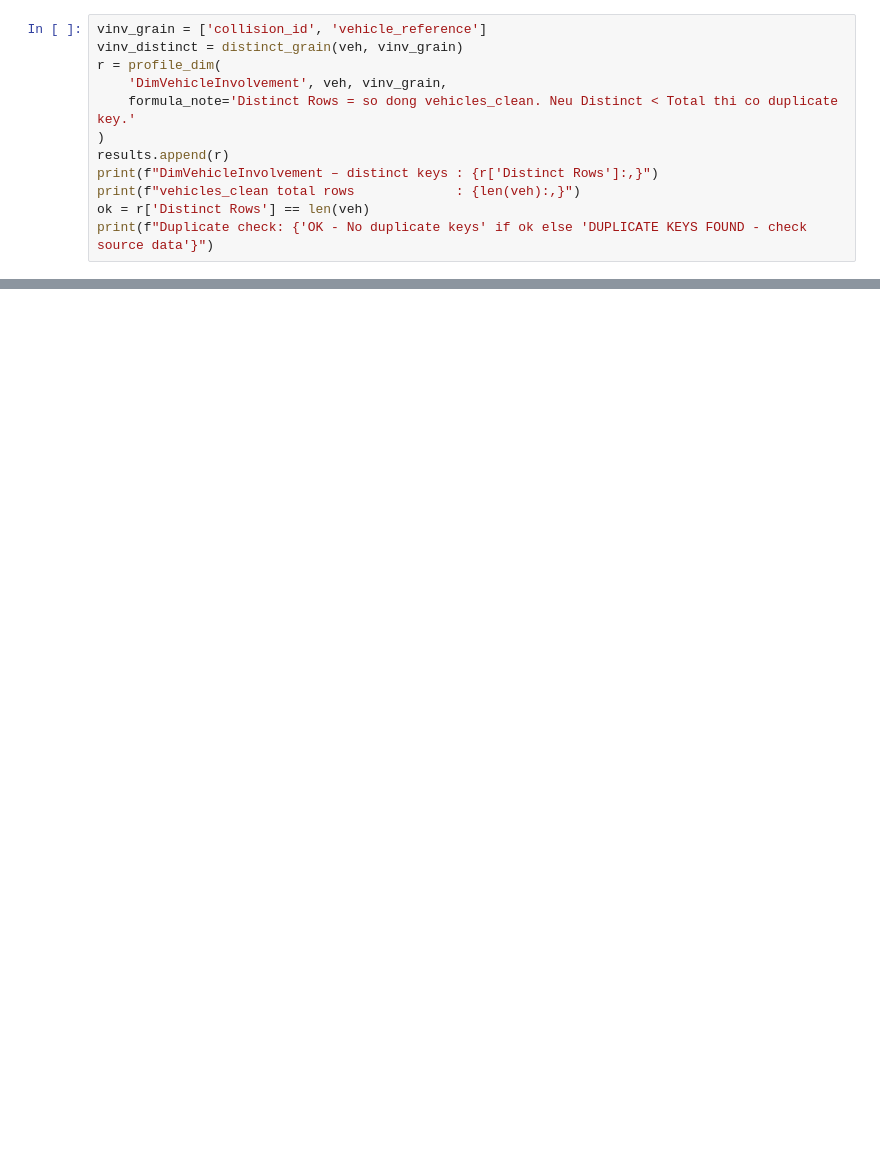
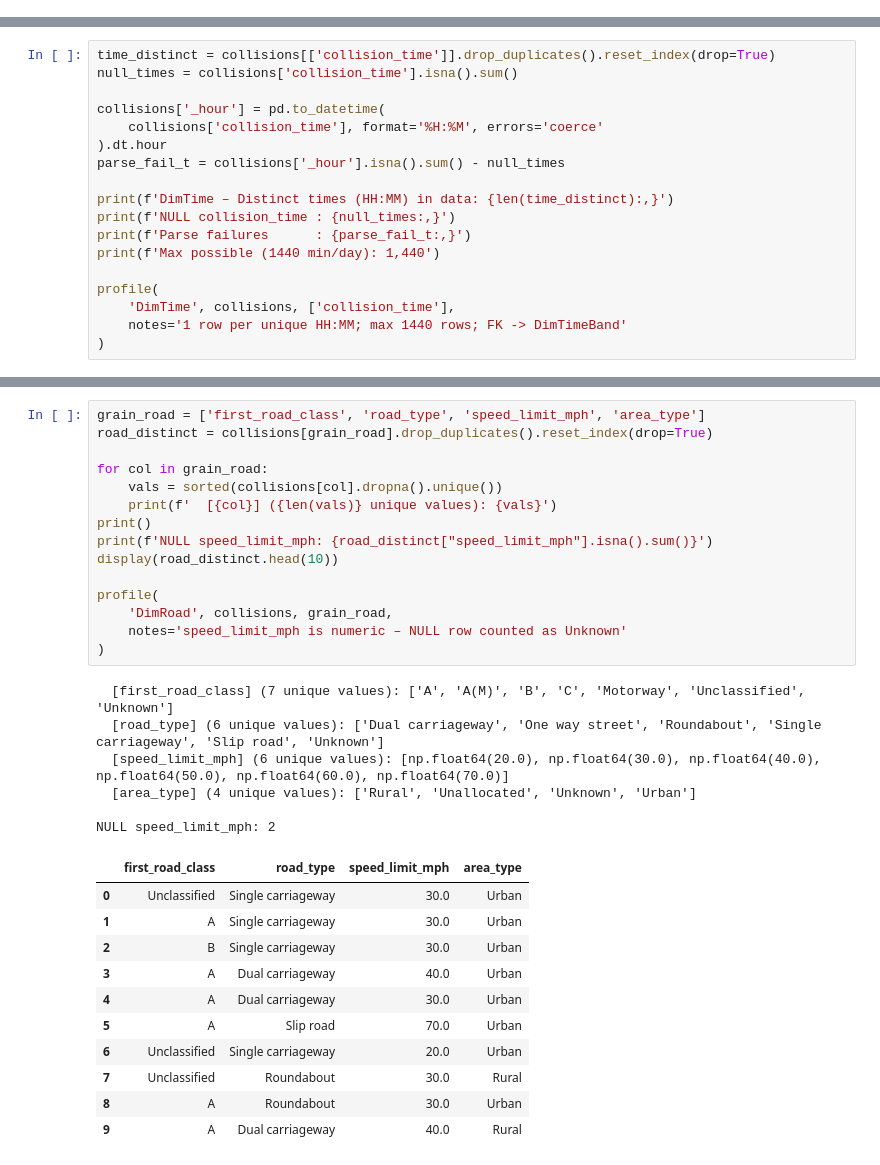
Before and after one commit to Khoa-Huynh-212006/GB-Road-Safety-OLAP, a Jupyter notebook: Data/Profiling/dimension_profiling.ipynb, the cells around one changed output, grey strips where cells are left out. Drawn from its saved outputs; the diff is of its cells as text; blank space fills up the shorter version.

```diff
--- a/Data/Profiling/dimension_profiling.ipynb
+++ b/Data/Profiling/dimension_profiling.ipynb
@@ -525,12 +0,0 @@ Unknown rows: 0
-# %%
-vinv_grain = ['collision_id', 'vehicle_reference']
-vinv_distinct = distinct_grain(veh, vinv_grain)
-r = profile_dim(
-    'DimVehicleInvolvement', veh, vinv_grain,
-    formula_note='Distinct Rows = so dong vehicles_clean. Neu Distinct < Total thi co duplicate key.'
-)
-results.append(r)
-print(f"DimVehicleInvolvement – distinct keys : {r['Distinct Rows']:,}")
-print(f"vehicles_clean total rows             : {len(veh):,}")
-ok = r['Distinct Rows'] == len(veh)
-print(f"Duplicate check: {'OK - No duplicate keys' if ok else 'DUPLICATE KEYS FOUND - check source data'}")
@@ -732,0 +143,18 @@ Bao cao da xuat: d:\OLAP\Data\Profiling\dimension_profile_report.csv
+# %%
+time_distinct = collisions[['collision_time']].drop_duplicates().reset_index(drop=True)
+null_times = collisions['collision_time'].isna().sum()
+
+collisions['_hour'] = pd.to_datetime(
+    collisions['collision_time'], format='%H:%M', errors='coerce'
+).dt.hour
+parse_fail_t = collisions['_hour'].isna().sum() - null_times
+
+print(f'DimTime – Distinct times (HH:MM) in data: {len(time_distinct):,}')
+print(f'NULL collision_time : {null_times:,}')
+print(f'Parse failures      : {parse_fail_t:,}')
+print(f'Max possible (1440 min/day): 1,440')
+
+profile(
+    'DimTime', collisions, ['collision_time'],
+    notes='1 row per unique HH:MM; max 1440 rows; FK -> DimTimeBand'
+)
@@ -732,0 +313,33 @@ Bao cao da xuat: d:\OLAP\Data\Profiling\dimension_profile_report.csv
+# %%
+grain_road = ['first_road_class', 'road_type', 'speed_limit_mph', 'area_type']
+road_distinct = collisions[grain_road].drop_duplicates().reset_index(drop=True)
+
+for col in grain_road:
+    vals = sorted(collisions[col].dropna().unique())
+    print(f'  [{col}] ({len(vals)} unique values): {vals}')
+print()
+print(f'NULL speed_limit_mph: {road_distinct["speed_limit_mph"].isna().sum()}')
+display(road_distinct.head(10))
+
+profile(
+    'DimRoad', collisions, grain_road,
+    notes='speed_limit_mph is numeric – NULL row counted as Unknown'
+)
+# %% [output]
+  [first_road_class] (7 unique values): ['A', 'A(M)', 'B', 'C', 'Motorway', 'Unclassified', 'Unknown']
+  [road_type] (6 unique values): ['Dual carriageway', 'One way street', 'Roundabout', 'Single carriageway', 'Slip road', 'Unknown']
+  [speed_limit_mph] (6 unique values): [np.float64(20.0), np.float64(30.0), np.float64(40.0), np.float64(50.0), np.float64(60.0), np.float64(70.0)]
+  [area_type] (4 unique values): ['Rural', 'Unallocated', 'Unknown', 'Urban']
+
+NULL speed_limit_mph: 2
+|  | first_road_class | road_type | speed_limit_mph | area_type |
+| 0 | Unclassified | Single carriageway | 30.0 | Urban |
+| 1 | A | Single carriageway | 30.0 | Urban |
+| 2 | B | Single carriageway | 30.0 | Urban |
+| 3 | A | Dual carriageway | 40.0 | Urban |
+| 4 | A | Dual carriageway | 30.0 | Urban |
+| 5 | A | Slip road | 70.0 | Urban |
+| 6 | Unclassified | Single carriageway | 20.0 | Urban |
+| 7 | Unclassified | Roundabout | 30.0 | Rural |
+| 8 | A | Roundabout | 30.0 | Urban |
+| 9 | A | Dual carriageway | 40.0 | Rural |
```
Also changed, not shown: parts of 76 cells of this notebook, 6 other files.
